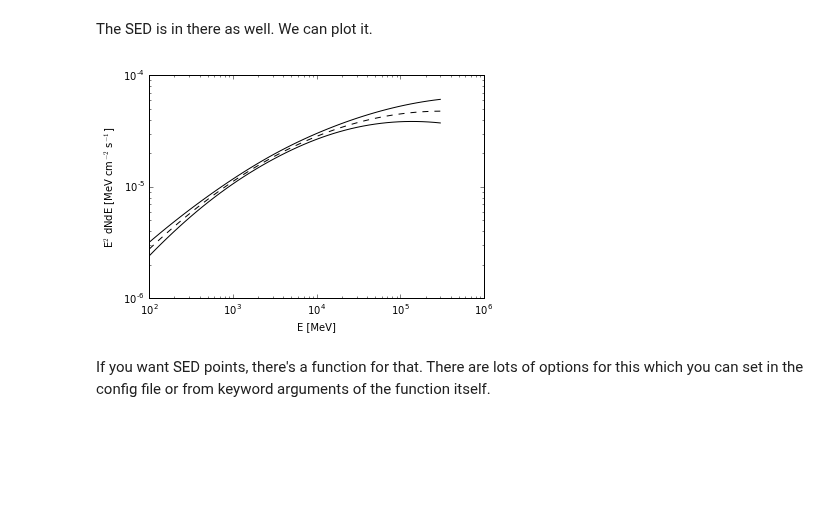
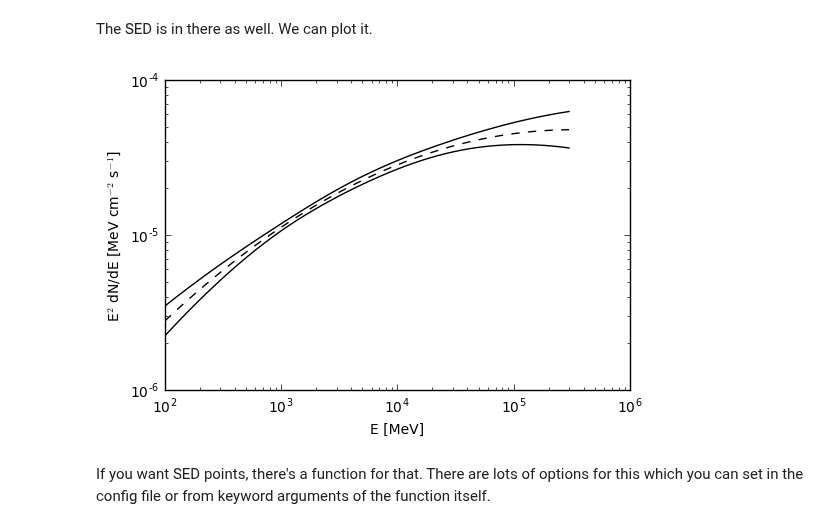
Before and after one commit to fermiPy/fermipy-extra, a Jupyter notebook: notebooks/pg1553.ipynb, the cells around one changed output. Saved outputs shown, nothing was run; the diff lists cells and outputs as text; code cells hidden in the pictures; blank space fills up the shorter version.

```diff
--- a/notebooks/pg1553.ipynb
+++ b/notebooks/pg1553.ipynb
@@ -334,18 +344,18 @@ c['sources']['3FGL J1555.7+1111']['ts']
 The SED is in there as well.  We can plot it.
 # %%
 E = np.array(c['sources']['3FGL J1555.7+1111']['model_flux']['energies'])
-dfde = np.array(c['sources']['3FGL J1555.7+1111']['model_flux']['dfde'])
-dfde_hi = np.array(c['sources']['3FGL J1555.7+1111']['model_flux']['dfde_hi'])
-dfde_lo = np.array(c['sources']['3FGL J1555.7+1111']['model_flux']['dfde_lo'])
+dnde = np.array(c['sources']['3FGL J1555.7+1111']['model_flux']['dnde'])
+dnde_hi = np.array(c['sources']['3FGL J1555.7+1111']['model_flux']['dnde_hi'])
+dnde_lo = np.array(c['sources']['3FGL J1555.7+1111']['model_flux']['dnde_lo'])
 # %%
-plt.loglog(E, (E**2)*dfde, 'k--')
-plt.loglog(E, (E**2)*dfde_hi, 'k')
-plt.loglog(E, (E**2)*dfde_lo, 'k')
+plt.loglog(E, (E**2)*dnde, 'k--')
+plt.loglog(E, (E**2)*dnde_hi, 'k')
+plt.loglog(E, (E**2)*dnde_lo, 'k')
 plt.xlabel('E [MeV]')
-plt.ylabel(r'E$^2$ dNdE [MeV cm$^{-2}$ s$^{-1}$]')
+plt.ylabel(r'E$^2$ dN/dE [MeV cm$^{-2}$ s$^{-1}$]')
 plt.show()
 # %% [output]
-[figure, old version]
+[figure, new version]
 # %% [markdown]
 If you want SED points, there's a function for that.  There are lots of options for this which you can set in the config file or from keyword arguments of the function itself.
 # %%
```
Also changed, not shown: parts of 23 cells of this notebook.
